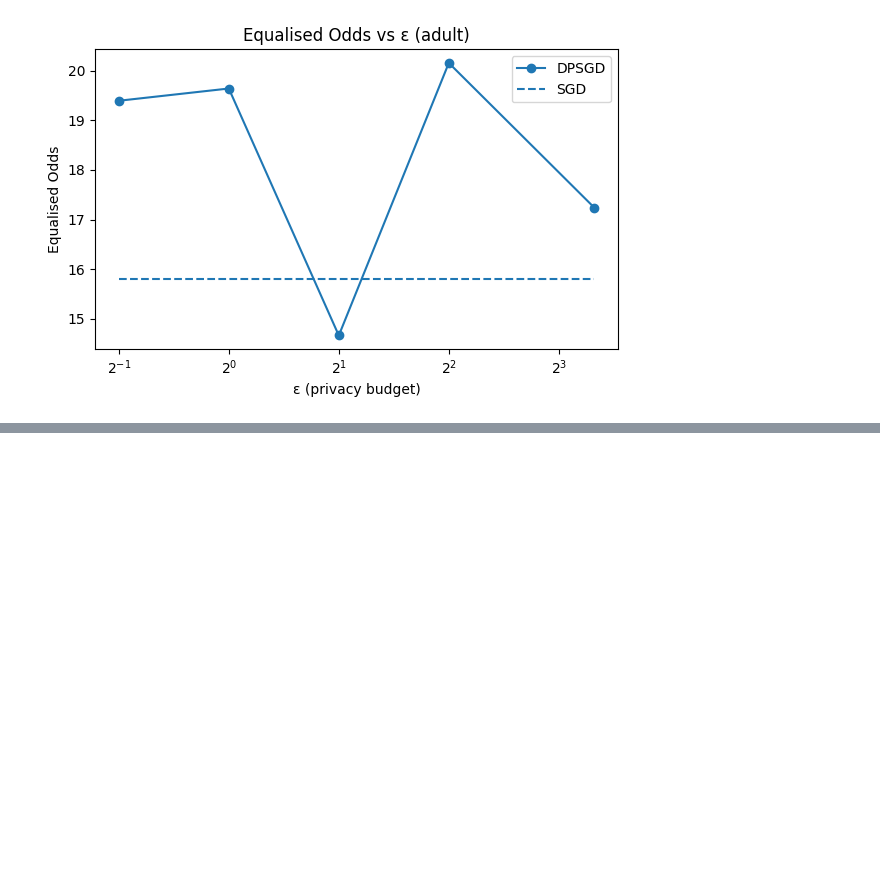
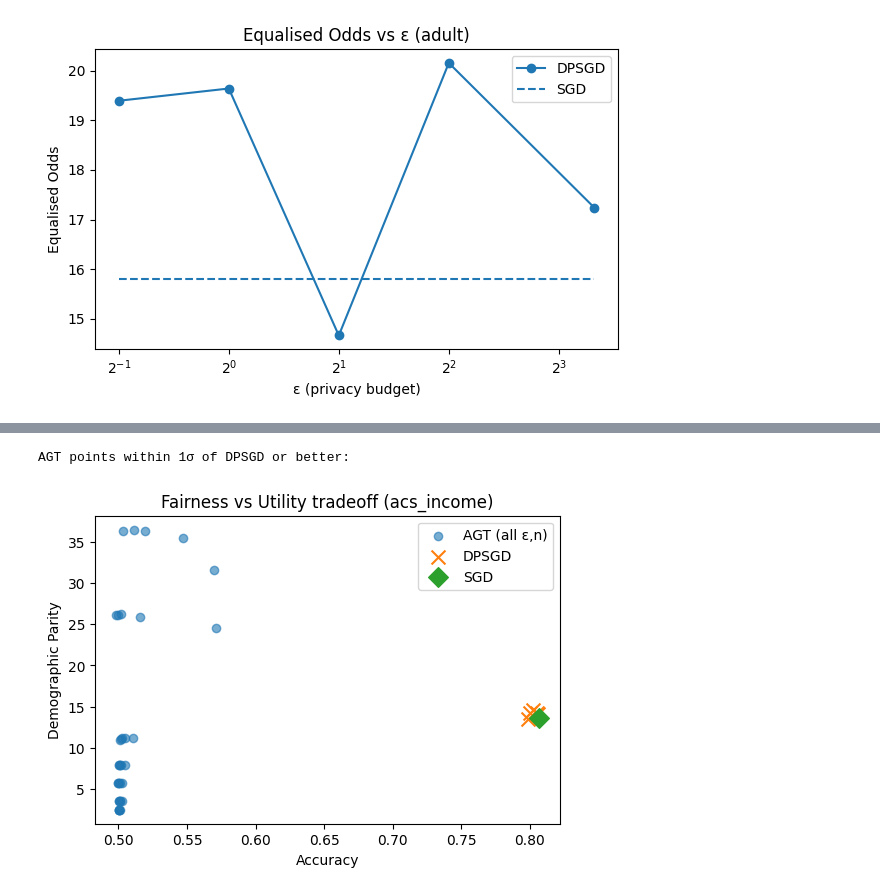
Before and after one commit to Inctus/FYP, a Jupyter notebook: src/plotting.ipynb, the cells around one changed output, grey strips where cells are left out. Saved outputs shown, nothing was run; the diff lists cells and outputs as text; code cells hidden in the pictures; blank space fills up the shorter version.

```diff
--- a/src/plotting.ipynb
+++ b/src/plotting.ipynb
@@ -428 +428,41 @@ for dataset in agt_df['dataset'].unique():
 ... (60 outputs left out)
+# %%
+# find any AGT points whose mean accuracy ≥ DPSGD at the same ε
+agt_flat = agt_df.reset_index()
+dpsgd_flat = dpsgd_df.reset_index()
+sgd_flat = sgd_df.reset_index()
+comparisons = []
+
+for eps in agt_flat['epsilon'].unique():
+    dps_acc = dpsgd_flat.loc[dpsgd_flat.epsilon==eps, 'accuracy'].iloc[0]
+    for _, row in agt_flat[agt_flat.epsilon==eps].iterrows():
+        if row['accuracy'] + row['std_accuracy'] >= dps_acc:
+            comparisons.append((row['dataset'], row['n_queries'], eps, row['accuracy'], dps_acc))
+
+print("AGT points within 1σ of DPSGD or better:")
+for ds, n, e, a_agt, a_dp in comparisons:
+    print(f"  {ds}, n={n}, ε={e}: AGT={a_agt:.3f} vs DPSGD={a_dp:.3f}")
+# %% [output]
+AGT points within 1σ of DPSGD or better:
+# %%
+import matplotlib.pyplot as plt
+
+# pick one dataset and perhaps one fairness metric
+ds = 'acs_income'
+fair = 'demographic_parity'
+
+sub_agt  = agt_flat[agt_flat.dataset==ds]
+sub_dps  = dpsgd_flat[dpsgd_flat.dataset==ds]
+sub_sgd  = sgd_flat[sgd_flat.dataset==ds].iloc[0]
+
+plt.figure()
+plt.scatter(sub_agt['accuracy'], sub_agt[fair], label='AGT (all ε,n)', alpha=0.6)
+plt.scatter(sub_dps['accuracy'], sub_dps[fair], label='DPSGD', marker='x', s=100)
+plt.scatter(sub_sgd['accuracy'], sub_sgd[fair], label='SGD', marker='D', s=100)
+plt.xlabel('Accuracy')
+plt.ylabel(fair.replace('_',' ').title())
+plt.title(f'Fairness vs Utility tradeoff ({ds})')
+plt.legend()
+plt.show()
+# %% [output]
+[figure, added]
```
Also changed, not shown: parts of 3 cells of this notebook, 4 other files.
